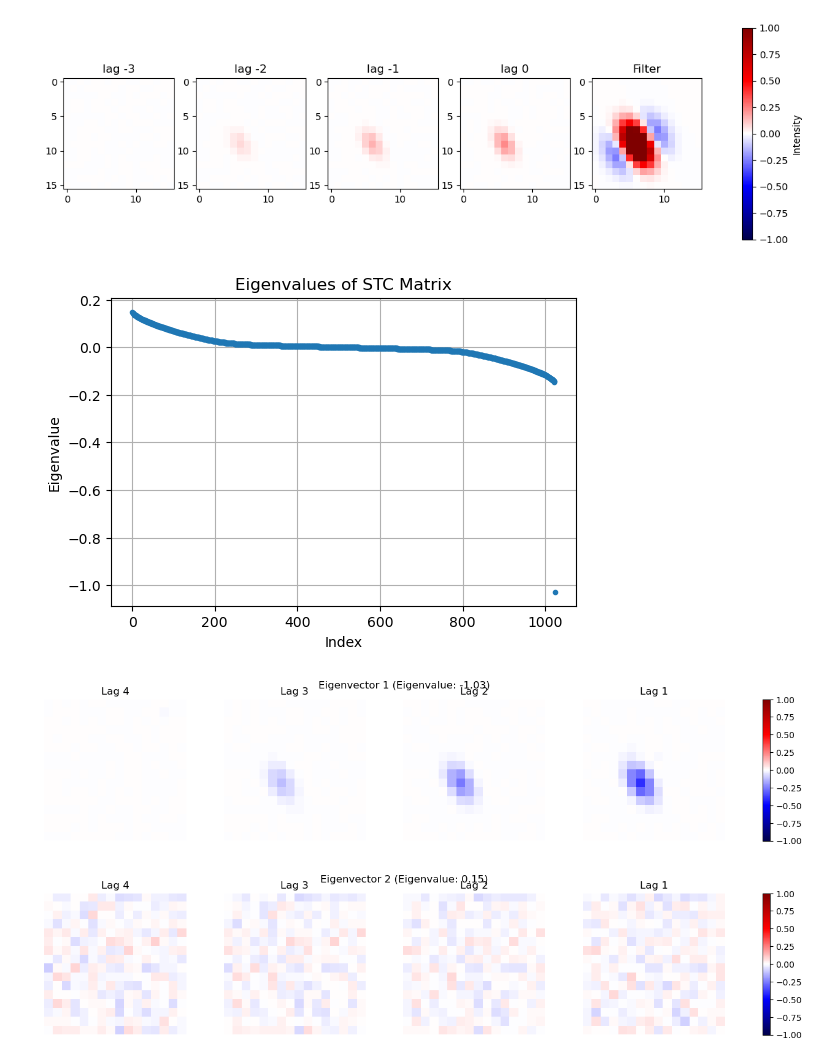
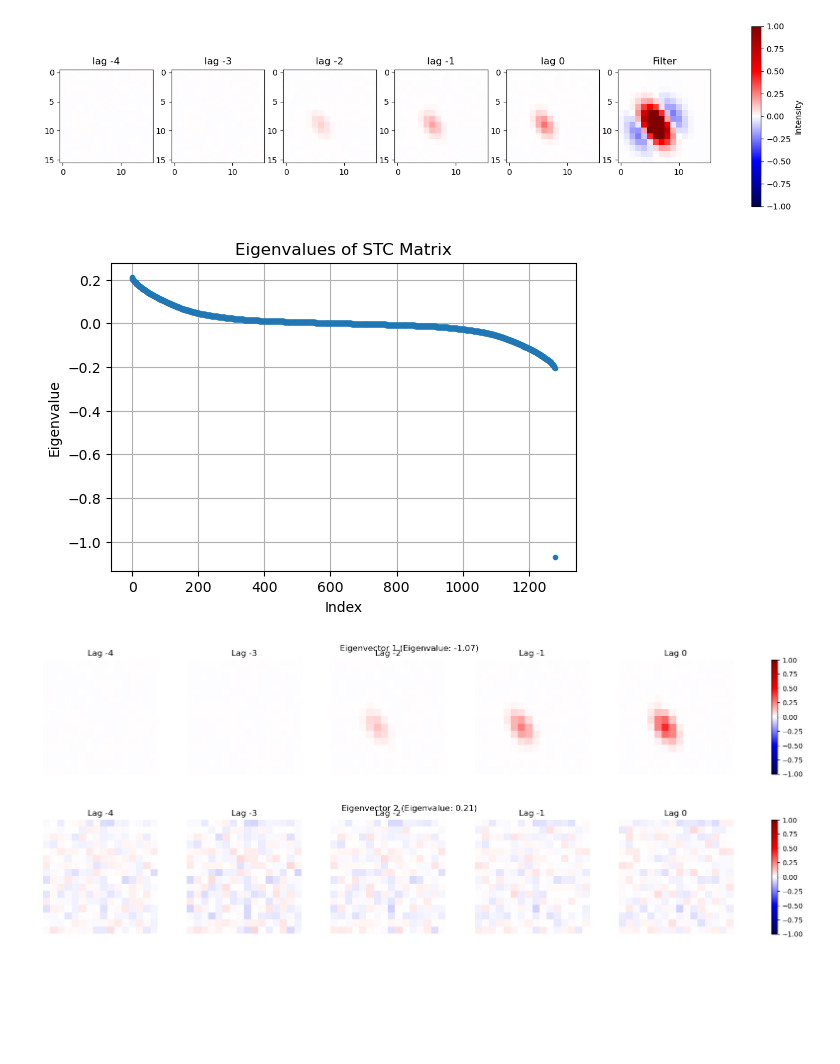
Before and after one commit to fschwar4/sta_analysis, a Jupyter notebook: example_scripts/sta.ipynb, the cells around one changed output. Saved outputs shown, nothing was run; the diff lists cells and outputs as text; code cells hidden in the pictures; blank space fills up the shorter version.

```diff
--- a/example_scripts/sta.ipynb
+++ b/example_scripts/sta.ipynb
@@ -71,13 +71,13 @@ ricker.plot_eigenvecs_stc()
 # %%
 gabor = RFAnalysis(gabor_stimulus, gabor_spike_train, gabor_filter)
-gabor.calc_stc_full_3d()
+gabor.calc_stc_full()
 gabor.plot_sta_lags()
 
 eigenvalues, eigenvectors = gabor.eigen_results
 gabor.plot_eigenvals_stc()
 gabor.plot_eigenvecs_stc()
 # %% [output]
-[figure, old version]
+[figure, new version]
-[figure, old version]
+[figure, new version]
-[figure, old version]
+[figure, new version]
-[figure, old version]
+[figure, new version]
```
Also changed, not shown: parts of 3 cells of this notebook, 2 other files.
